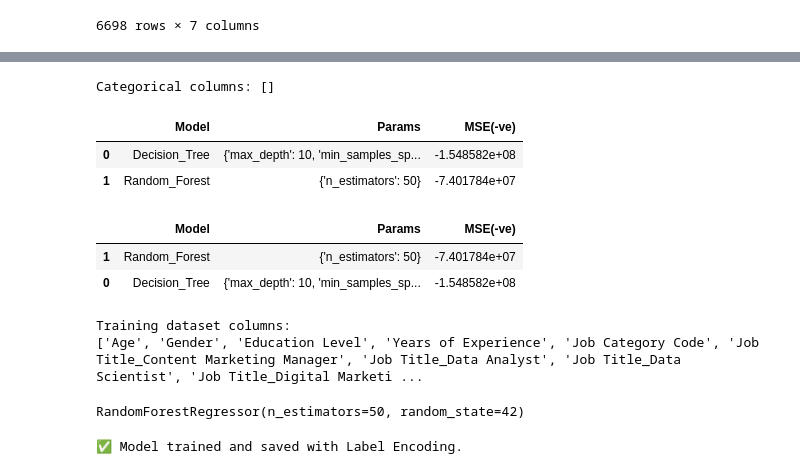
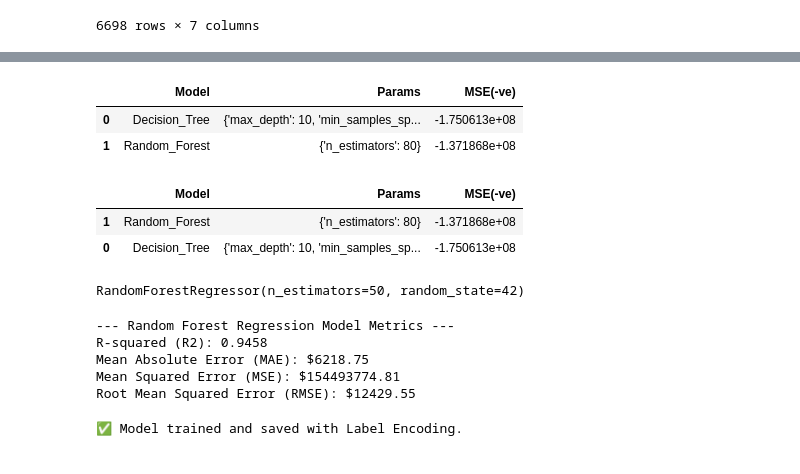
Before and after one commit to Yashyc27/Salary-Prediction-Using-Machine-Learning, a Jupyter notebook: Salary_Prediction.ipynb, the cells around one changed output, grey strips where cells are left out. Cells and saved outputs as stored; diff of their text form; code cells hidden in the pictures.

```diff
--- a/Salary_Prediction.ipynb
+++ b/Salary_Prediction.ipynb
@@ -551,39 +519,26 @@ Job Title_Web Developer                          bool
 dtype: object
-# %%
-# Check for object columns
-categorical_cols = x_train.select_dtypes(include=['object']).columns
-print("Categorical columns:", list(categorical_cols))
-
-# Apply one-hot encoding
-x_train = pd.get_dummies(x_train, drop_first=True)
-x_test = pd.get_dummies(x_test, drop_first=True)
-
-# Ensure both train and test have same columns
-x_train, x_test = x_train.align(x_test, join='left', axis=1, fill_value=0)
-# %% [output]
-Categorical columns: []
 # %%
 # Hyper parameter tuning through grid search cv
 score=[]
 
 for model_name,m in model_params.items():
     clf = GridSearchCV(m['model'],m['params'],cv=5,scoring='neg_mean_squared_error')
     # Drop rows with NaN values before fitting the model - This is no longer needed as NaNs are handled earlier
     # x_train_cleaned = x_train.dropna()
     # y_train_cleaned = y_train.loc[x_train_cleaned.index]
     # print(f"Number of samples after dropping NaNs: {len(x_train_cleaned)}") # Remove this print statement
-    clf.fit(x_train,y_train)
+    clf.fit(X_train,y_train)
 
     score.append({
         'Model':model_name,
         'Params':clf.best_params_,
         'MSE(-ve)':clf.best_score_
     })
 pd.DataFrame(score)
 # %% [output]
 |  | Model | Params | MSE(-ve) |
-| 0 | Decision_Tree | {'max_depth': 10, 'min_samples_sp... | -1.548582e+08 |
-| 1 | Random_Forest | {'n_estimators': 50} | -7.401784e+07 |
+| 0 | Decision_Tree | {'max_depth': 10, 'min_samples_sp... | -1.750613e+08 |
+| 1 | Random_Forest | {'n_estimators': 80} | -1.371868e+08 |
 # %%
 # Order of the best models
 
@@ -592,19 +547,37 @@ sort = s.sort_values(by = 'MSE(-ve)',ascending=False)
 sort
 # %% [output]
 |  | Model | Params | MSE(-ve) |
-| 1 | Random_Forest | {'n_estimators': 50} | -7.401784e+07 |
-| 0 | Decision_Tree | {'max_depth': 10, 'min_samples_sp... | -1.548582e+08 |
+| 1 | Random_Forest | {'n_estimators': 80} | -1.371868e+08 |
+| 0 | Decision_Tree | {'max_depth': 10, 'min_samples_sp... | -1.750613e+08 |
-# %%
-print("Training dataset columns:")
-print(x_train.columns.tolist())
-# %% [output]
-Training dataset columns:
-['Age', 'Gender', 'Education Level', 'Years of Experience', 'Job Category Code', 'Job Title_Content Marketing Manager', 'Job Title_Data Analyst', 'Job Title_Data Scientist', 'Job Title_Digital Marketi ...
 # %%
 model = RandomForestRegressor(n_estimators=50, random_state=42)
 model.fit(X_train, y_train)
 # %% [output]
 RandomForestRegressor(n_estimators=50, random_state=42)
+# %%
+# --- Evaluation Metrics Calculation ---
+
+from sklearn.metrics import r2_score, mean_absolute_error, mean_squared_error
+# Make predictions on the test set
+y_pred = model.predict(X_test)
+
+# Calculate evaluation metrics
+r2 = r2_score(y_test, y_pred)
+mae = mean_absolute_error(y_test, y_pred)
+mse = mean_squared_error(y_test, y_pred)
+rmse = np.sqrt(mse)
+
+print("--- Random Forest Regression Model Metrics ---")
+print(f"R-squared (R2): {r2:.4f}")
+print(f"Mean Absolute Error (MAE): ${mae:.2f}")
+print(f"Mean Squared Error (MSE): ${mse:.2f}")
+print(f"Root Mean Squared Error (RMSE): ${rmse:.2f}")
+# %% [output]
+--- Random Forest Regression Model Metrics ---
+R-squared (R2): 0.9458
+Mean Absolute Error (MAE): $6218.75
+Mean Squared Error (MSE): $154493774.81
+Root Mean Squared Error (RMSE): $12429.55
 # %%
 # Save model
 import pickle
```
Also changed, not shown: parts of 3 cells of this notebook, 11 other files.
